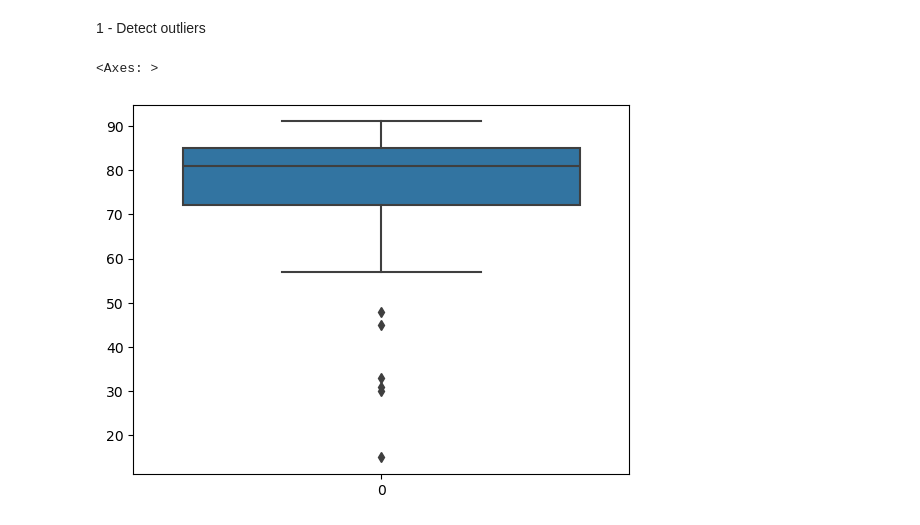
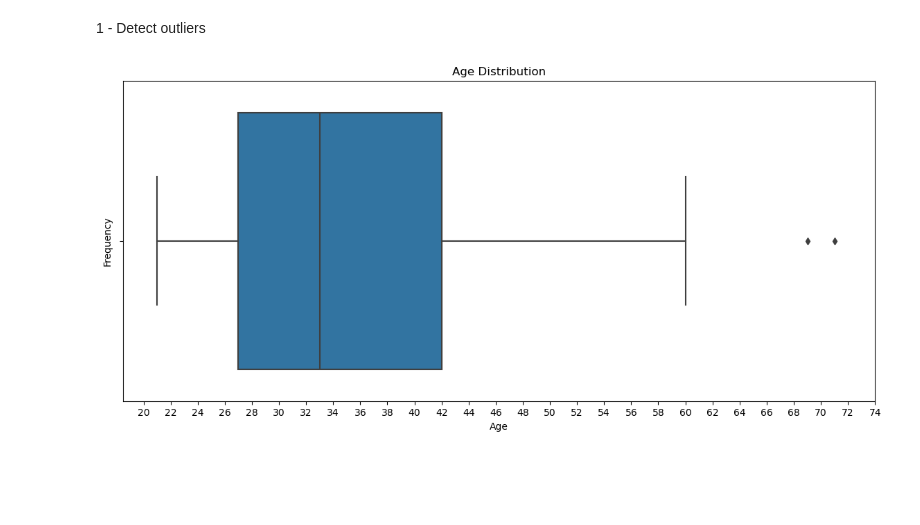
Before and after one commit to DoaaHazem/Data_Cleaning, a Jupyter notebook: Data_Preprocessing.ipynb, the cells around one changed output. Drawn from its saved outputs; the diff is of its cells as text; code cells hidden in the pictures; blank space fills up the shorter version.

```diff
--- a/Data_Preprocessing.ipynb
+++ b/Data_Preprocessing.ipynb
@@ -225,8 +227,14 @@ Reason: The mean preserves the overall trend of the data, but it can be heavily
 Part 3 – **Outliers**
 # %% [markdown]
 1 - Detect outliers
-# %%
-sns.boxplot(df["Python"])
-# %% [output]
-<Axes: >
-[figure, old version]
+# %%
+# Seaborn
+plt.figure(figsize=(14,6))
+sns.boxplot(data = df , x = 'Age')
+plt.xticks([i for i in range(20,75,2)])
+plt.title('Age Distribution')
+plt.xlabel('Age')
+plt.ylabel('Frequency')
+plt.show()
+# %% [output]
+[figure, added]
```
Also changed, not shown: parts of 51 cells of this notebook.
